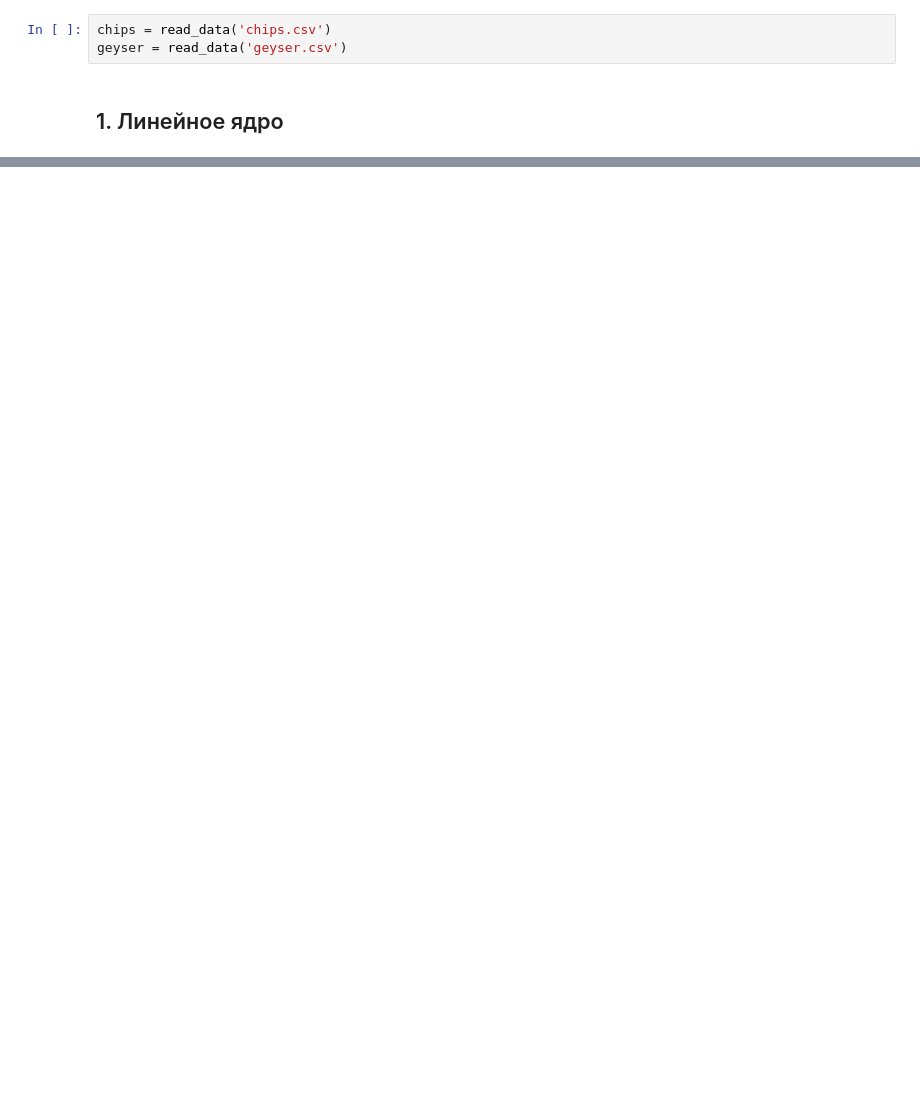
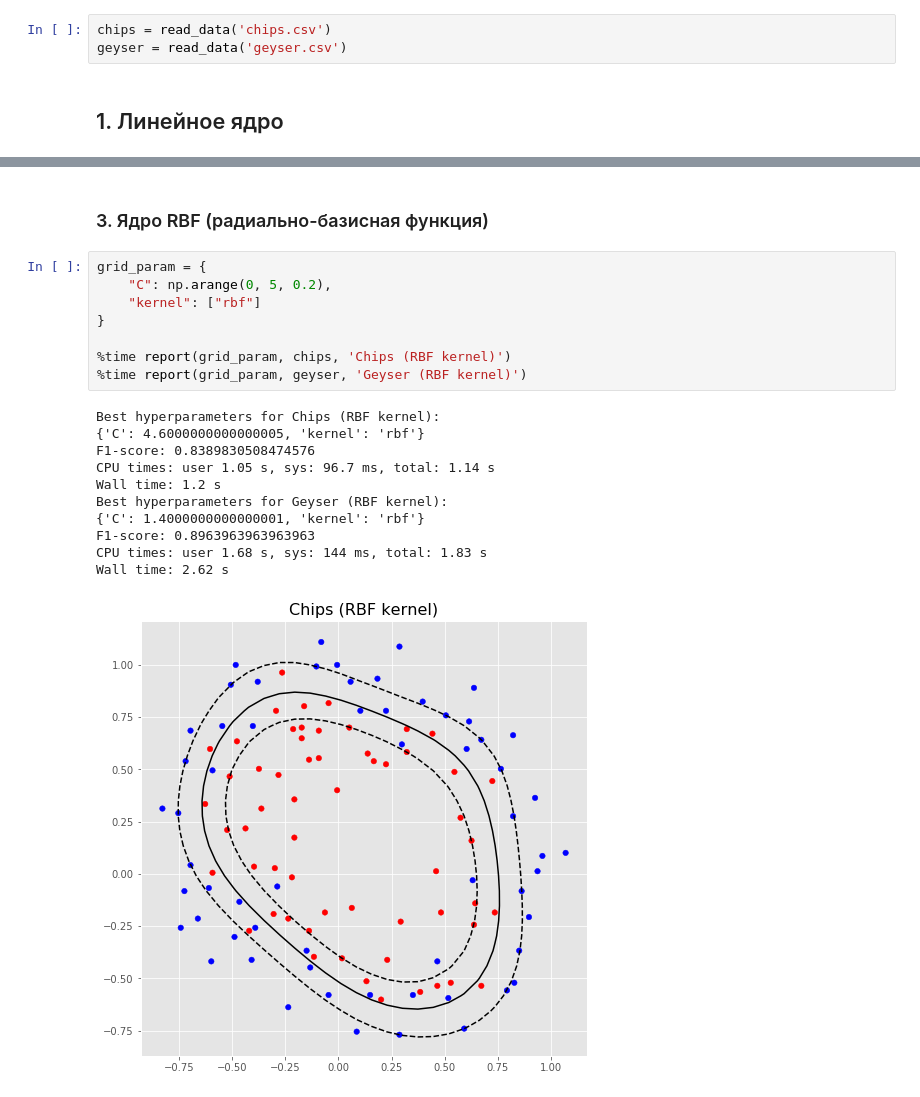
Before and after one commit to BakasaRus/IntelligentSystems, a Jupyter notebook: Labs/SVM.ipynb, the cells around one changed output, grey strips where cells are left out. Cells and saved outputs as stored; diff of their text form; blank space fills up the shorter version.

```diff
--- a/Labs/SVM.ipynb
+++ b/Labs/SVM.ipynb
@@ -88,0 +112,22 @@ Wall time: 3.4 s
+# %% [markdown]
+### 3. Ядро RBF (радиально-базисная функция)
+# %%
+grid_param = {
+    "C": np.arange(0, 5, 0.2),
+    "kernel": ["rbf"]
+}
+
+%time report(grid_param, chips, 'Chips (RBF kernel)')
+%time report(grid_param, geyser, 'Geyser (RBF kernel)')
+# %% [output]
+Best hyperparameters for Chips (RBF kernel):
+{'C': 4.6000000000000005, 'kernel': 'rbf'}
+F1-score: 0.8389830508474576
+CPU times: user 1.05 s, sys: 96.7 ms, total: 1.14 s
+Wall time: 1.2 s
+Best hyperparameters for Geyser (RBF kernel):
+{'C': 1.4000000000000001, 'kernel': 'rbf'}
+F1-score: 0.8963963963963963
+CPU times: user 1.68 s, sys: 144 ms, total: 1.83 s
+Wall time: 2.62 s
+[figure, added]
```
Also changed, not shown: parts of 11 cells of this notebook.
